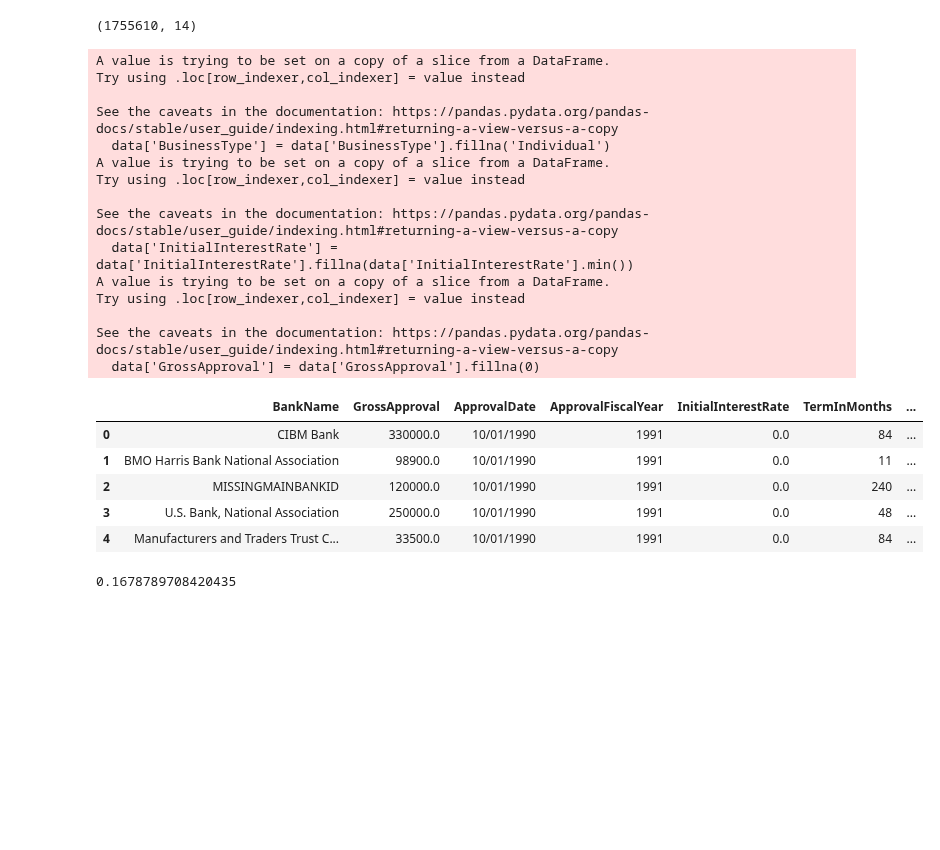
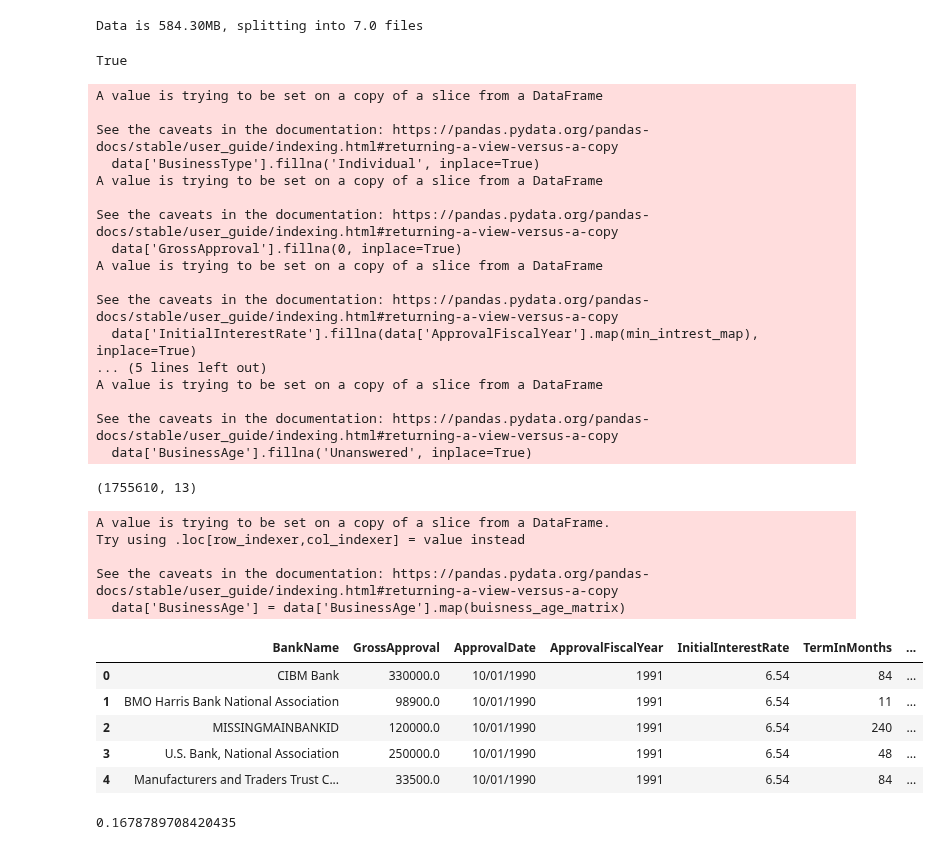
Before and after one commit to EmberAnimus/DSC450, a Jupyter notebook: Project 3 - SBA Data/SBA Data Processing.ipynb, the cells around one changed output. Saved outputs shown, nothing was run; the diff lists cells and outputs as text; code cells hidden in the pictures; blank space fills up the shorter version.

Commit message:
Updated Project 3
Includes updates to the notebook for Project 3, split raw data files, and the processed data files.

```diff
--- a/Project 3 - SBA Data/SBA Data Processing.ipynb
+++ b/Project 3 - SBA Data/SBA Data Processing.ipynb
@@ -60,32 +117,45 @@ def fill_missing(data):
     return data
+# %%
+raw_data = load_data('raw')
+save_data(raw_data, 85, processed=False)
+# %% [output]
+Data is 584.30MB, splitting into 7.0 files
+True
 # %%
-raw_data = load_data('raw')
-pruned_data = fill_missing(prune_col(raw_data))
+pruned_data = prune_col(raw_data)
+pruned_data = fill_missing(pruned_data)
 print(pruned_data.shape)
 display(pruned_data.head())
 # %% [output]
-(1755610, 14)
+A value is trying to be set on a copy of a slice from a DataFrame
+
+See the caveats in the documentation: https://pandas.pydata.org/pandas-docs/stable/user_guide/indexing.html#returning-a-view-versus-a-copy
+  data['BusinessType'].fillna('Individual', inplace=True)
+A value is trying to be set on a copy of a slice from a DataFrame
+
+See the caveats in the documentation: https://pandas.pydata.org/pandas-docs/stable/user_guide/indexing.html#returning-a-view-versus-a-copy
+  data['GrossApproval'].fillna(0, inplace=True)
+A value is trying to be set on a copy of a slice from a DataFrame
+
+See the caveats in the documentation: https://pandas.pydata.org/pandas-docs/stable/user_guide/indexing.html#returning-a-view-versus-a-copy
+  data['InitialInterestRate'].fillna(data['ApprovalFiscalYear'].map(min_intrest_map), inplace=True)
+... (5 lines left out)
+A value is trying to be set on a copy of a slice from a DataFrame
+
+See the caveats in the documentation: https://pandas.pydata.org/pandas-docs/stable/user_guide/indexing.html#returning-a-view-versus-a-copy
+  data['BusinessAge'].fillna('Unanswered', inplace=True)
-A value is trying to be set on a copy of a slice from a DataFrame.
-Try using .loc[row_indexer,col_indexer] = value instead
-
-See the caveats in the documentation: https://pandas.pydata.org/pandas-docs/stable/user_guide/indexing.html#returning-a-view-versus-a-copy
-  data['BusinessType'] = data['BusinessType'].fillna('Individual')
-A value is trying to be set on a copy of a slice from a DataFrame.
-Try using .loc[row_indexer,col_indexer] = value instead
-
-See the caveats in the documentation: https://pandas.pydata.org/pandas-docs/stable/user_guide/indexing.html#returning-a-view-versus-a-copy
-  data['InitialInterestRate'] = data['InitialInterestRate'].fillna(data['InitialInterestRate'].min())
-A value is trying to be set on a copy of a slice from a DataFrame.
-Try using .loc[row_indexer,col_indexer] = value instead
-
-See the caveats in the documentation: https://pandas.pydata.org/pandas-docs/stable/user_guide/indexing.html#returning-a-view-versus-a-copy
-  data['GrossApproval'] = data['GrossApproval'].fillna(0)
+(1755610, 13)
+A value is trying to be set on a copy of a slice from a DataFrame.
+Try using .loc[row_indexer,col_indexer] = value instead
+
+See the caveats in the documentation: https://pandas.pydata.org/pandas-docs/stable/user_guide/indexing.html#returning-a-view-versus-a-copy
+  data['BusinessAge'] = data['BusinessAge'].map(buisness_age_matrix)
 |  | BankName | GrossApproval | ApprovalDate | ApprovalFiscalYear | InitialInterestRate | TermInMonths | ... |
-| 0 | CIBM Bank | 330000.0 | 10/01/1990 | 1991 | 0.0 | 84 | ... |
-| 1 | BMO Harris Bank National Association | 98900.0 | 10/01/1990 | 1991 | 0.0 | 11 | ... |
-| 2 | MISSINGMAINBANKID | 120000.0 | 10/01/1990 | 1991 | 0.0 | 240 | ... |
-| 3 | U.S. Bank, National Association | 250000.0 | 10/01/1990 | 1991 | 0.0 | 48 | ... |
-| 4 | Manufacturers and Traders Trust C... | 33500.0 | 10/01/1990 | 1991 | 0.0 | 84 | ... |
+| 0 | CIBM Bank | 330000.0 | 10/01/1990 | 1991 | 6.54 | 84 | ... |
+| 1 | BMO Harris Bank National Association | 98900.0 | 10/01/1990 | 1991 | 6.54 | 11 | ... |
+| 2 | MISSINGMAINBANKID | 120000.0 | 10/01/1990 | 1991 | 6.54 | 240 | ... |
+| 3 | U.S. Bank, National Association | 250000.0 | 10/01/1990 | 1991 | 6.54 | 48 | ... |
+| 4 | Manufacturers and Traders Trust C... | 33500.0 | 10/01/1990 | 1991 | 6.54 | 84 | ... |
 # %%
 #get percentage of rows since 2018
 print(pruned_data[pruned_data['ApprovalFiscalYear'] >= 2018].shape[0]/pruned_data.shape[0])
```
Also changed, not shown: parts of 7 cells of this notebook, 10 other files.
